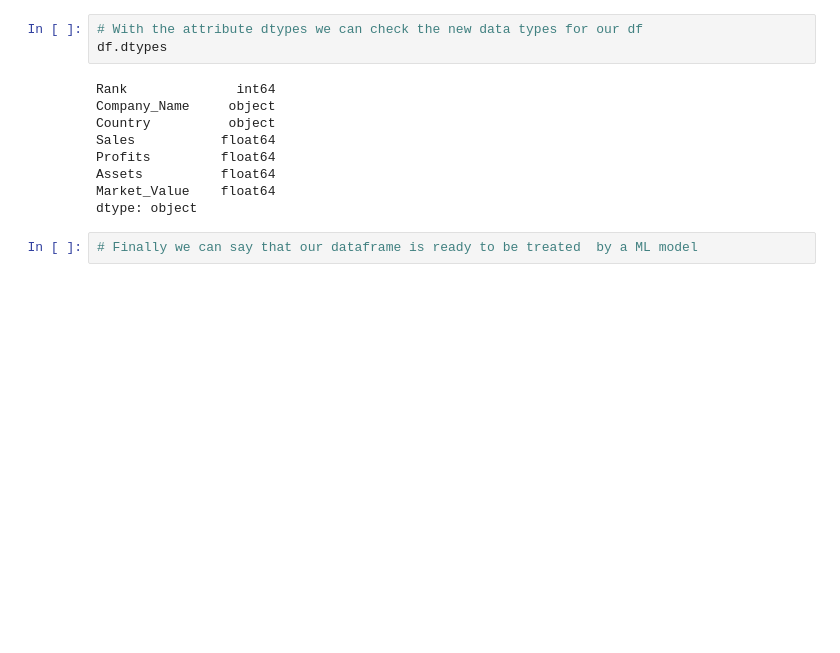
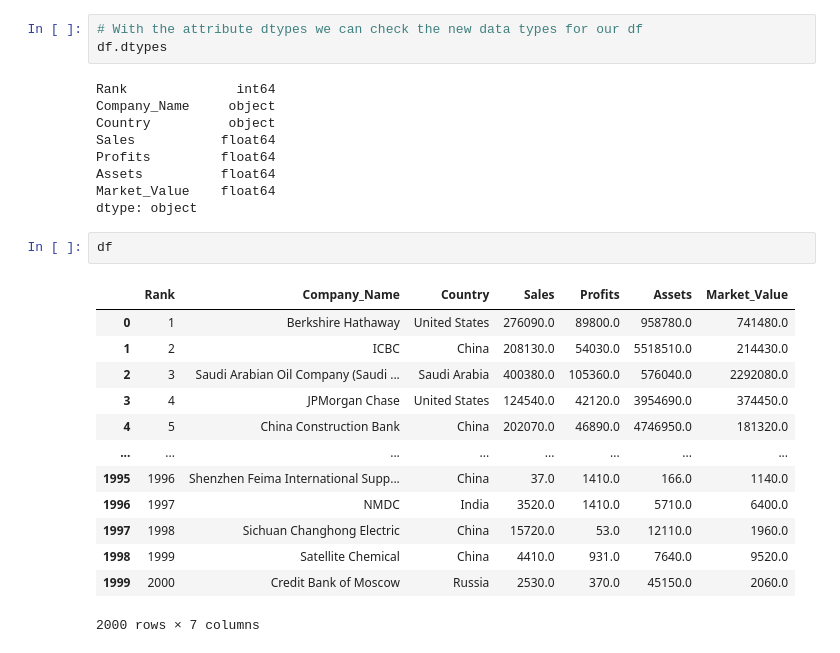
Before and after one commit to daniela2001-png/IA, a Jupyter notebook: actividad_dos.ipynb, the cells around one changed output. Cells and saved outputs as stored; diff of their text form; blank space fills up the shorter version.

```diff
--- a/actividad_dos.ipynb
+++ b/actividad_dos.ipynb
@@ -118,5 +118,19 @@ Profits         float64
 Assets          float64
 Market_Value    float64
 dtype: object
-# %%
-# Finally we can say that our dataframe is ready to be treated  by a ML model
+# %%
+df
+# %% [output]
+|  | Rank | Company_Name | Country | Sales | Profits | Assets | Market_Value |
+| 0 | 1 | Berkshire Hathaway | United States | 276090.0 | 89800.0 | 958780.0 | 741480.0 |
+| 1 | 2 | ICBC | China | 208130.0 | 54030.0 | 5518510.0 | 214430.0 |
+| 2 | 3 | Saudi Arabian Oil Company (Saudi ... | Saudi Arabia | 400380.0 | 105360.0 | 576040.0 | 2292080.0 |
+| 3 | 4 | JPMorgan Chase | United States | 124540.0 | 42120.0 | 3954690.0 | 374450.0 |
+| 4 | 5 | China Construction Bank | China | 202070.0 | 46890.0 | 4746950.0 | 181320.0 |
+| ... | ... | ... | ... | ... | ... | ... | ... |
+| 1995 | 1996 | Shenzhen Feima International Supp... | China | 37.0 | 1410.0 | 166.0 | 1140.0 |
+| 1996 | 1997 | NMDC | India | 3520.0 | 1410.0 | 5710.0 | 6400.0 |
+| 1997 | 1998 | Sichuan Changhong Electric | China | 15720.0 | 53.0 | 12110.0 | 1960.0 |
+| 1998 | 1999 | Satellite Chemical | China | 4410.0 | 931.0 | 7640.0 | 9520.0 |
+| 1999 | 2000 | Credit Bank of Moscow | Russia | 2530.0 | 370.0 | 45150.0 | 2060.0 |
+2000 rows × 7 columns
```
Also changed, not shown: parts of 11 cells of this notebook.
